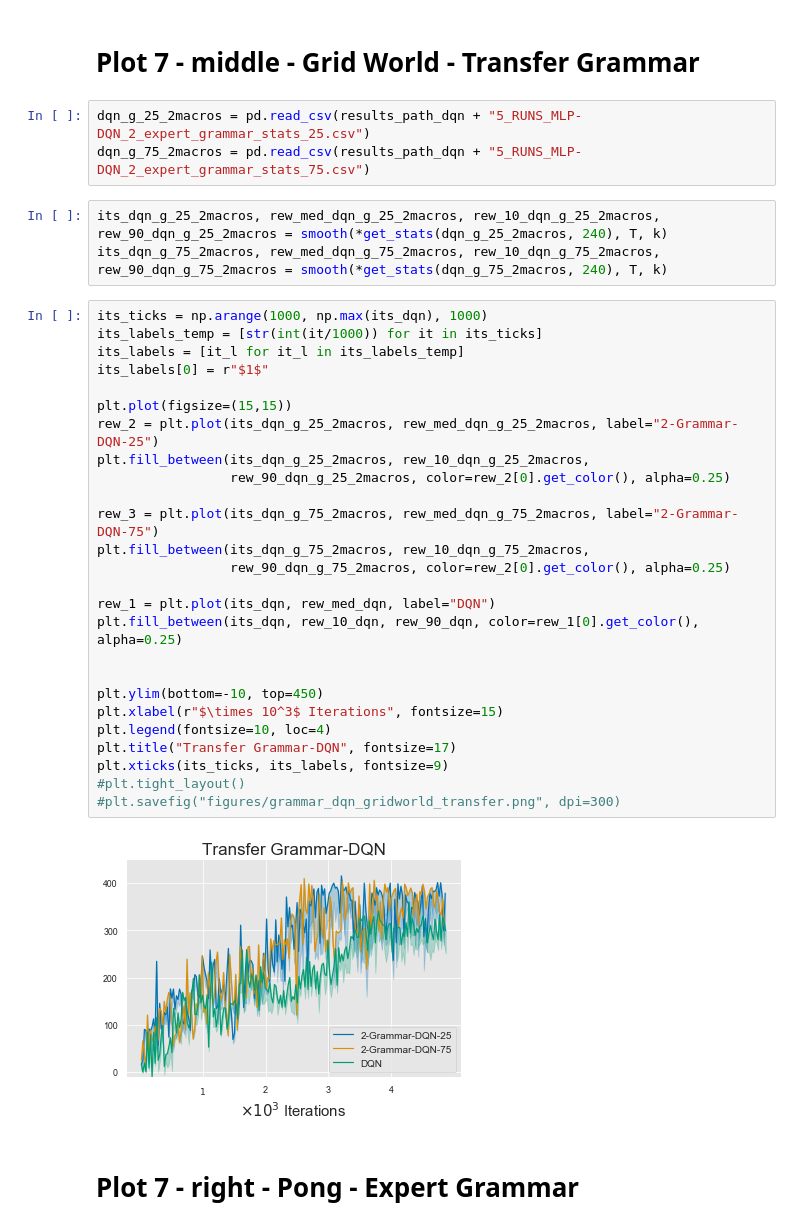
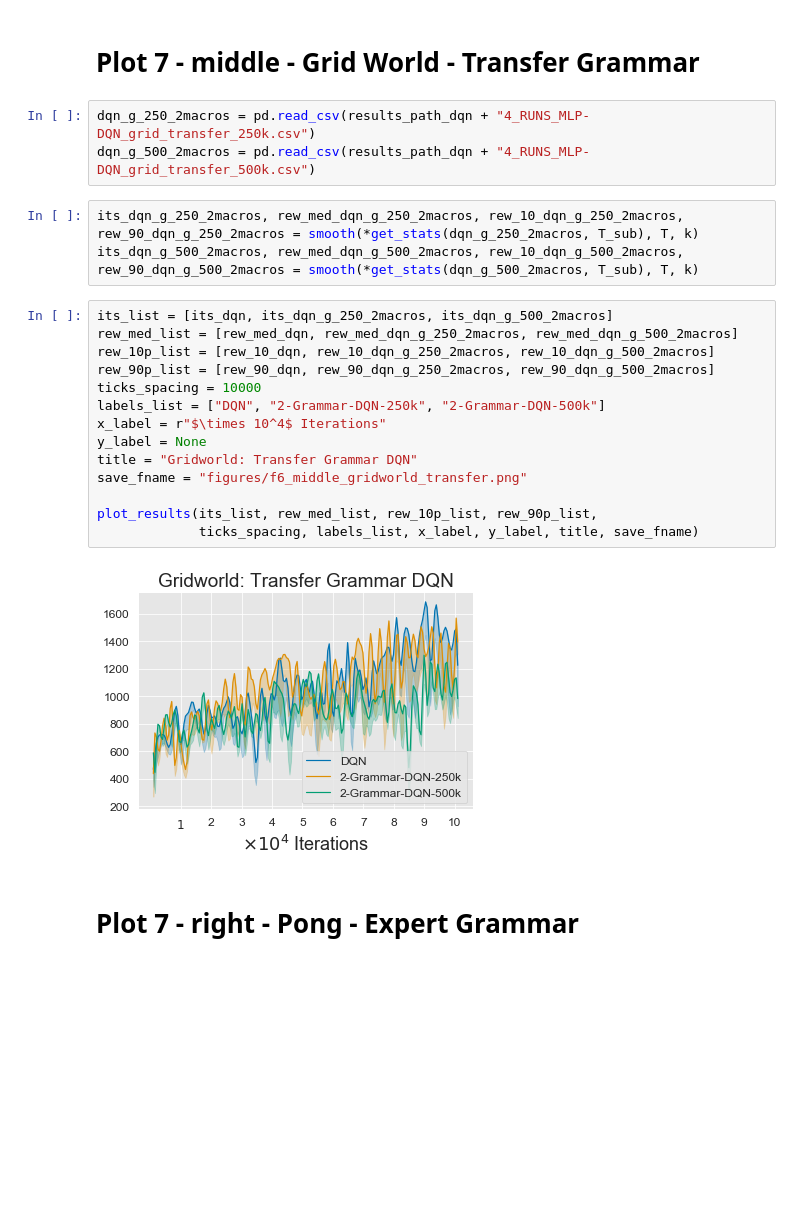
Before and after one commit to RobertTLange/action-grammars-hrl, a Jupyter notebook: visualize_results.ipynb, the cells around one changed output. Saved outputs shown, nothing was run; the diff lists cells and outputs as text; blank space fills up the shorter version.

```diff
--- a/visualize_results.ipynb
+++ b/visualize_results.ipynb
@@ -218,39 +200,27 @@ plt.xticks(its_ticks, its_labels, fontsize=9)
 # %% [markdown]
 # Plot 7 - middle - Grid World - Transfer Grammar
 # %%
-dqn_g_25_2macros = pd.read_csv(results_path_dqn + "5_RUNS_MLP-DQN_2_expert_grammar_stats_25.csv")
-dqn_g_75_2macros = pd.read_csv(results_path_dqn + "5_RUNS_MLP-DQN_2_expert_grammar_stats_75.csv")
+dqn_g_250_2macros = pd.read_csv(results_path_dqn + "4_RUNS_MLP-DQN_grid_transfer_250k.csv")
+dqn_g_500_2macros = pd.read_csv(results_path_dqn + "4_RUNS_MLP-DQN_grid_transfer_500k.csv")
-# %%
-its_dqn_g_25_2macros, rew_med_dqn_g_25_2macros, rew_10_dqn_g_25_2macros, rew_90_dqn_g_25_2macros = smooth(*get_stats(dqn_g_25_2macros, 240), T, k)
-its_dqn_g_75_2macros, rew_med_dqn_g_75_2macros, rew_10_dqn_g_75_2macros, rew_90_dqn_g_75_2macros = smooth(*get_stats(dqn_g_75_2macros, 240), T, k)
-# %%
-its_ticks = np.arange(1000, np.max(its_dqn), 1000)
-its_labels_temp = [str(int(it/1000)) for it in its_ticks]
-its_labels = [it_l for it_l in its_labels_temp]
-its_labels[0] = r"$1$"
-
-plt.plot(figsize=(15,15))
-rew_2 = plt.plot(its_dqn_g_25_2macros, rew_med_dqn_g_25_2macros, label="2-Grammar-DQN-25")
-plt.fill_between(its_dqn_g_25_2macros, rew_10_dqn_g_25_2macros,
-                 rew_90_dqn_g_25_2macros, color=rew_2[0].get_color(), alpha=0.25)
-
-rew_3 = plt.plot(its_dqn_g_75_2macros, rew_med_dqn_g_75_2macros, label="2-Grammar-DQN-75")
-plt.fill_between(its_dqn_g_75_2macros, rew_10_dqn_g_75_2macros,
-                 rew_90_dqn_g_75_2macros, color=rew_2[0].get_color(), alpha=0.25)
-
-rew_1 = plt.plot(its_dqn, rew_med_dqn, label="DQN")
-plt.fill_between(its_dqn, rew_10_dqn, rew_90_dqn, color=rew_1[0].get_color(), alpha=0.25)
-
-
-plt.ylim(bottom=-10, top=450)
-plt.xlabel(r"$\times 10^3$ Iterations", fontsize=15)
-plt.legend(fontsize=10, loc=4)
-plt.title("Transfer Grammar-DQN", fontsize=17)
-plt.xticks(its_ticks, its_labels, fontsize=9)
-#plt.tight_layout()
-#plt.savefig("figures/grammar_dqn_gridworld_transfer.png", dpi=300)
-# %% [output]
-[figure, removed]
+# %%
+its_dqn_g_250_2macros, rew_med_dqn_g_250_2macros, rew_10_dqn_g_250_2macros, rew_90_dqn_g_250_2macros = smooth(*get_stats(dqn_g_250_2macros, T_sub), T, k)
+its_dqn_g_500_2macros, rew_med_dqn_g_500_2macros, rew_10_dqn_g_500_2macros, rew_90_dqn_g_500_2macros = smooth(*get_stats(dqn_g_500_2macros, T_sub), T, k)
+# %%
+its_list = [its_dqn, its_dqn_g_250_2macros, its_dqn_g_500_2macros]
+rew_med_list = [rew_med_dqn, rew_med_dqn_g_250_2macros, rew_med_dqn_g_500_2macros]
+rew_10p_list = [rew_10_dqn, rew_10_dqn_g_250_2macros, rew_10_dqn_g_500_2macros]
+rew_90p_list = [rew_90_dqn, rew_90_dqn_g_250_2macros, rew_90_dqn_g_500_2macros]
+ticks_spacing = 10000
+labels_list = ["DQN", "2-Grammar-DQN-250k", "2-Grammar-DQN-500k"]
+x_label = r"$\times 10^4$ Iterations"
+y_label = None
+title = "Gridworld: Transfer Grammar DQN"
+save_fname = "figures/f6_middle_gridworld_transfer.png"
+
+plot_results(its_list, rew_med_list, rew_10p_list, rew_90p_list,
+             ticks_spacing, labels_list, x_label, y_label, title, save_fname)
+# %% [output]
+[figure, added]
 # %% [markdown]
 # Plot 7 - right - Pong - Expert Grammar
 # %% [markdown]
```
Also changed, not shown: parts of 4 cells of this notebook, 4 other files.
